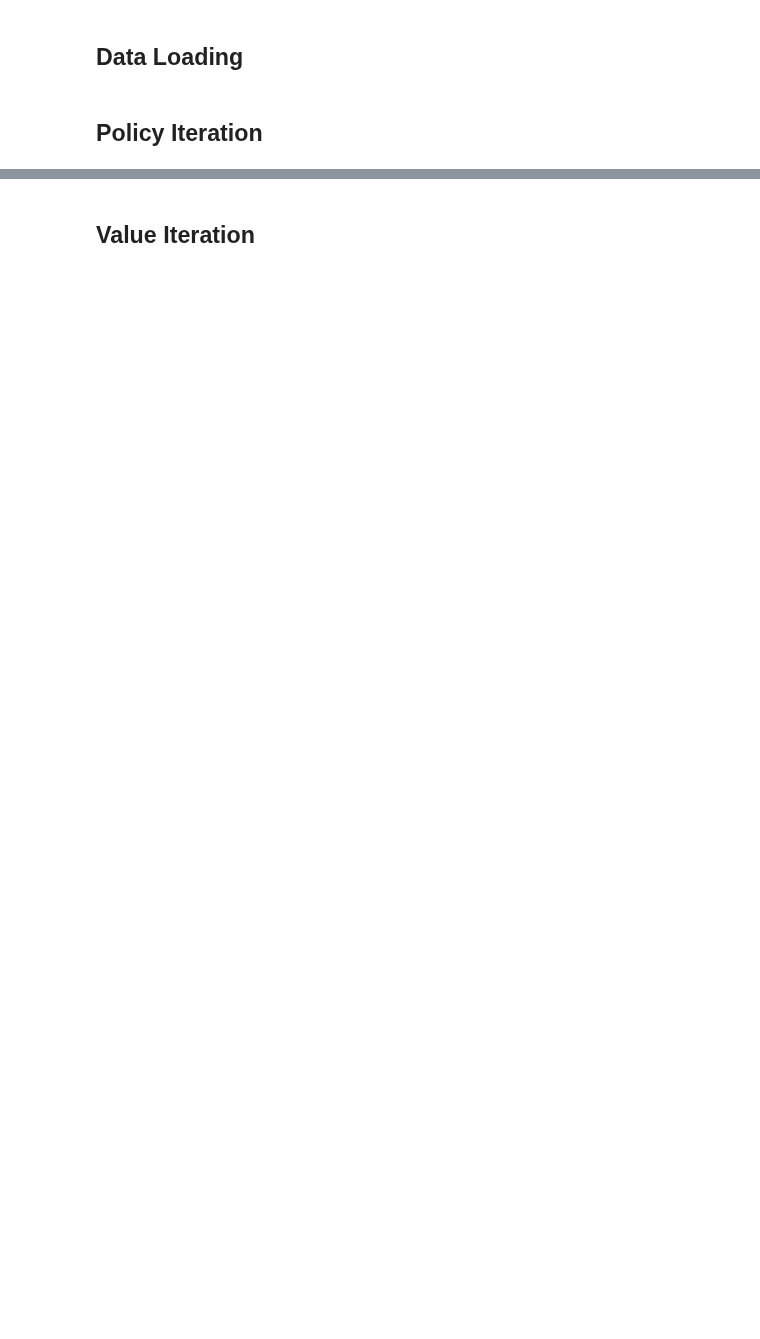
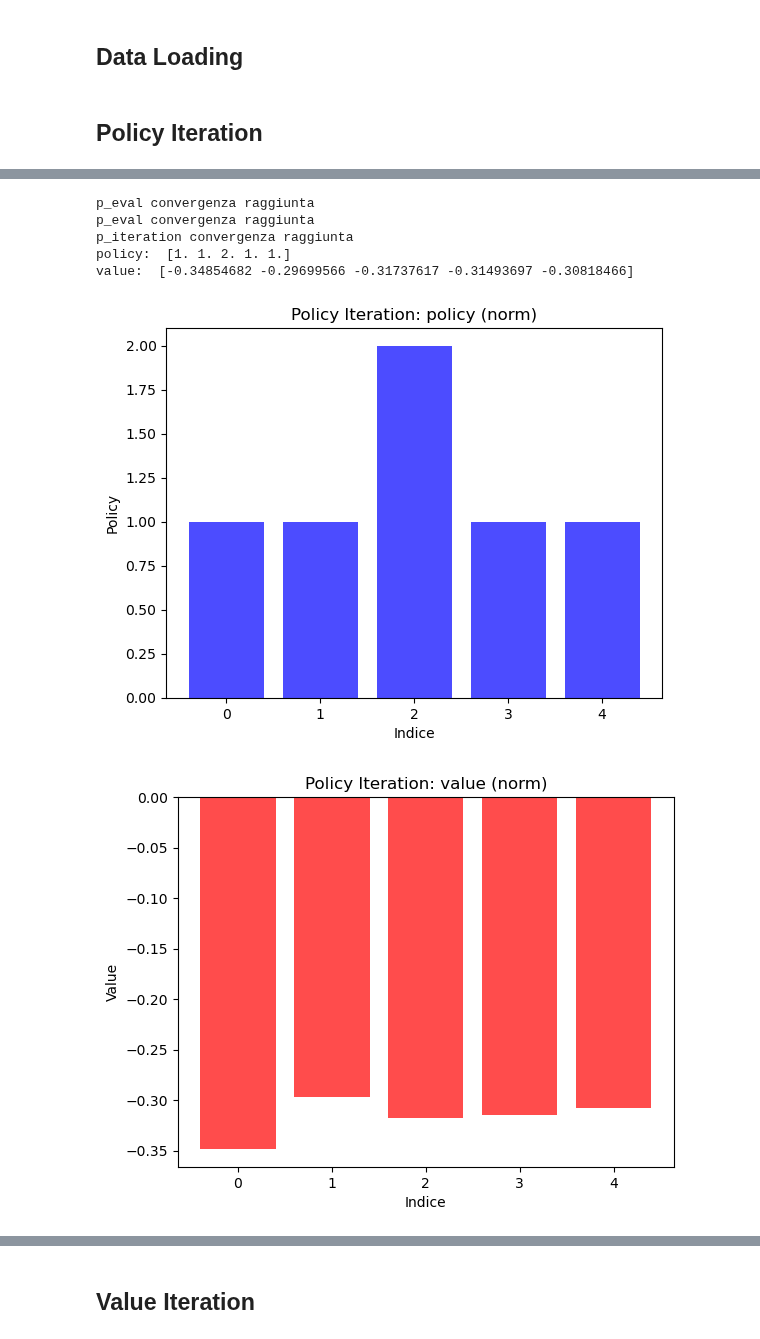
Before and after one commit to edoardorossi1995/Tesi, a Jupyter notebook: policy_algorithms.ipynb, the cells around one changed output, grey strips where cells are left out. Cells and saved outputs as stored; diff of their text form; code cells hidden in the pictures; blank space fills up the shorter version.

```diff
--- a/policy_algorithms.ipynb
+++ b/policy_algorithms.ipynb
@@ -94,2 +77,14 @@ R_group = [R_cluster_8, R_cluster_10, R_cluster_15, R_cluster_22, R_cluster_30]
+# %%
+df_path = os.path.join(PROJECT_PATH, 'CTA30/DF_clean/df_partitioned.csv')
+df = pd.read_csv(df_path)
+
+T_norm = np.load(os.path.join(PROJECT_PATH, 'MDP_data/kmeans/T_cluster_df_norm.npy'))
+R_norm = np.load(os.path.join(PROJECT_PATH, 'MDP_data/kmeans/R_norm_kmeans.npy'))
+T_st = np.load(os.path.join(PROJECT_PATH, 'MDP_data/kmeans/T_cluster_df_st.npy'))
+R_st = np.load(os.path.join(PROJECT_PATH, 'MDP_data/kmeans/R_st_kmeans6.npy'))
+
+T_group = [T_norm, T_st]
+T_group_name = ['T_norm', 'T_st']
+R_group = [R_norm, R_st]
 # %% [markdown]
 ## Policy Iteration
@@ -190,0 +91,42 @@ policy:  [[1.]
+# %%
+T = T_norm
+R = R_norm
+
+policy, value = policy_iteration(T=T, R=R, gamma=0.99)
+policy = policy.reshape(-1)
+print("policy: ", policy)
+print("value: ", value)
+
+# Numero di elementi sull'asse x
+num_elements = len(policy)
+
+# Crea un array di indici degli elementi sull'asse x
+indices = np.arange(num_elements)
+
+# Crea il primo istogramma per la policy
+plt.bar(indices, policy, align='center', alpha=0.7, color='blue')
+plt.xticks(indices, indices)
+plt.xlabel('Indice')
+plt.ylabel('Policy')
+plt.title('Policy Iteration: policy (norm)')
+
+# Mostra il primo istogramma
+plt.show()
+
+# Crea il secondo istogramma per il value
+plt.bar(indices, value, align='center', alpha=0.7, color='red')
+plt.xticks(indices, indices)
+plt.xlabel('Indice')
+plt.ylabel('Value')
+plt.title('Policy Iteration: value (norm)')
+
+# Mostra il secondo istogramma
+plt.show()
+# %% [output]
+p_eval convergenza raggiunta
+p_eval convergenza raggiunta
+p_iteration convergenza raggiunta
+policy:  [1. 1. 2. 1. 1.]
+value:  [-0.34854682 -0.29699566 -0.31737617 -0.31493697 -0.30818466]
+[figure, added]
+[figure, added]
```
Also changed, not shown: parts of 10 cells of this notebook.
